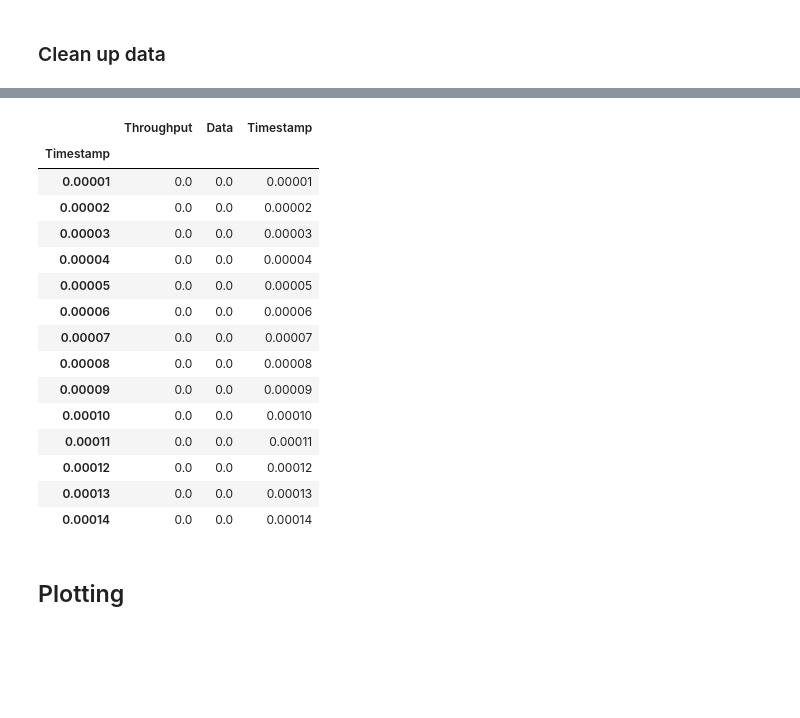
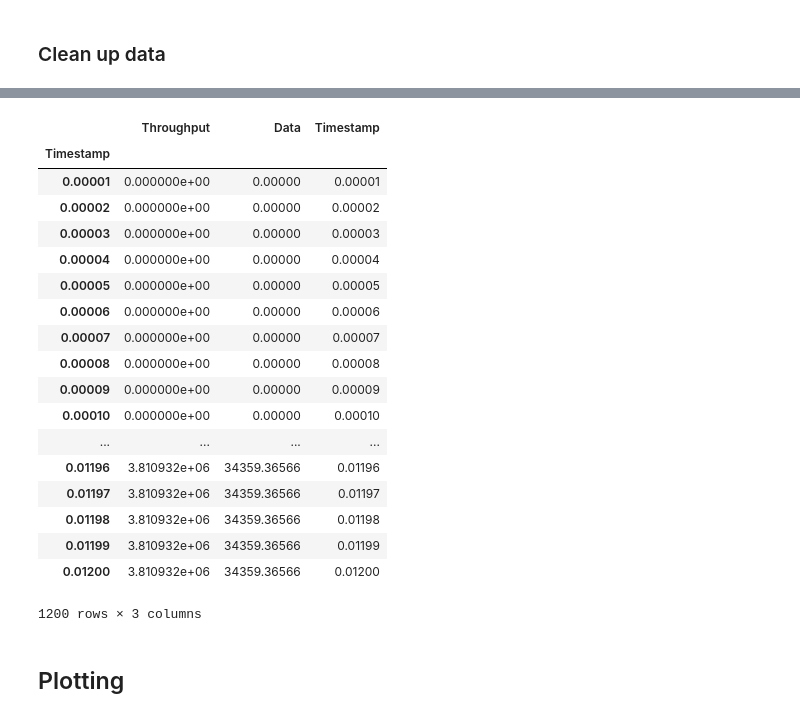
Before and after one commit to Peixuan670/HyLine, a Jupyter notebook: singlenode_bottleneck/notebook/Plot_JFI_improved.ipynb, the cells around one changed output, grey strips where cells are left out. Cells and saved outputs as stored; diff of their text form; code cells hidden in the pictures; blank space fills up the shorter version.

```diff
--- a/singlenode_bottleneck/notebook/Plot_JFI_improved.ipynb
+++ b/singlenode_bottleneck/notebook/Plot_JFI_improved.ipynb
@@ -359,27 +381,34 @@ raw_data_1_PQ = process_data(raw_data_1_PQ, timerange)
 raw_data_2_PQ = process_data(raw_data_2_PQ, timerange)
 raw_data_3_PQ = process_data(raw_data_3_PQ, timerange)
 # %%
-raw_data_1_AFQ10[(raw_data_1_AFQ10['Timestamp'] >= 0.00001) & (raw_data_1_AFQ10['Timestamp'] <= 0.00015)]
+#raw_data_1_AFQ10[(raw_data_1_AFQ10['Timestamp'] >= 0.00001) & (raw_data_1_AFQ10['Timestamp'] <= 0.00015)]
 
-raw_data_1_AFQ10[(raw_data_0_HCS['Timestamp'] >= 0.00001) & (raw_data_0_HCS['Timestamp'] < 0.00015)]
+#raw_data_1_AFQ10[(raw_data_0_HCS['Timestamp'] >= 0.00001) & (raw_data_0_HCS['Timestamp'] < 0.00015)]
 #raw_data_0_HCS[(raw_data_0_HCS['Timestamp'] >= 0.00015) & (raw_data_0_HCS['Timestamp'] < 0.0003)]
+#raw_data_1_AFQ10[(raw_data_1_HCS['Timestamp'] >= 0.00016) & (raw_data_1_HCS['Timestamp'] < 0.0003)]
+#raw_data_1_HCS[(raw_data_0_HCS['Timestamp'] >= 0.00015) & (raw_data_1_HCS['Timestamp'] < 0.0003)]
+
+raw_data_1_HCS
 # %% [output]
 |  | Throughput | Data | Timestamp |
 | Timestamp |  |  |  |
-| 0.00001 | 0.0 | 0.0 | 0.00001 |
-| 0.00002 | 0.0 | 0.0 | 0.00002 |
-| 0.00003 | 0.0 | 0.0 | 0.00003 |
-| 0.00004 | 0.0 | 0.0 | 0.00004 |
-| 0.00005 | 0.0 | 0.0 | 0.00005 |
-| 0.00006 | 0.0 | 0.0 | 0.00006 |
-| 0.00007 | 0.0 | 0.0 | 0.00007 |
-| 0.00008 | 0.0 | 0.0 | 0.00008 |
-| 0.00009 | 0.0 | 0.0 | 0.00009 |
-| 0.00010 | 0.0 | 0.0 | 0.00010 |
-| 0.00011 | 0.0 | 0.0 | 0.00011 |
-| 0.00012 | 0.0 | 0.0 | 0.00012 |
-| 0.00013 | 0.0 | 0.0 | 0.00013 |
-| 0.00014 | 0.0 | 0.0 | 0.00014 |
+| 0.00001 | 0.000000e+00 | 0.00000 | 0.00001 |
+| 0.00002 | 0.000000e+00 | 0.00000 | 0.00002 |
+| 0.00003 | 0.000000e+00 | 0.00000 | 0.00003 |
+| 0.00004 | 0.000000e+00 | 0.00000 | 0.00004 |
+| 0.00005 | 0.000000e+00 | 0.00000 | 0.00005 |
+| 0.00006 | 0.000000e+00 | 0.00000 | 0.00006 |
+| 0.00007 | 0.000000e+00 | 0.00000 | 0.00007 |
+| 0.00008 | 0.000000e+00 | 0.00000 | 0.00008 |
+| 0.00009 | 0.000000e+00 | 0.00000 | 0.00009 |
+| 0.00010 | 0.000000e+00 | 0.00000 | 0.00010 |
+| ... | ... | ... | ... |
+| 0.01196 | 3.810932e+06 | 34359.36566 | 0.01196 |
+| 0.01197 | 3.810932e+06 | 34359.36566 | 0.01197 |
+| 0.01198 | 3.810932e+06 | 34359.36566 | 0.01198 |
+| 0.01199 | 3.810932e+06 | 34359.36566 | 0.01199 |
+| 0.01200 | 3.810932e+06 | 34359.36566 | 0.01200 |
+1200 rows × 3 columns
 # %% [markdown]
 ## Plotting
 # %% [markdown]
```
Also changed, not shown: parts of 21 cells of this notebook.
